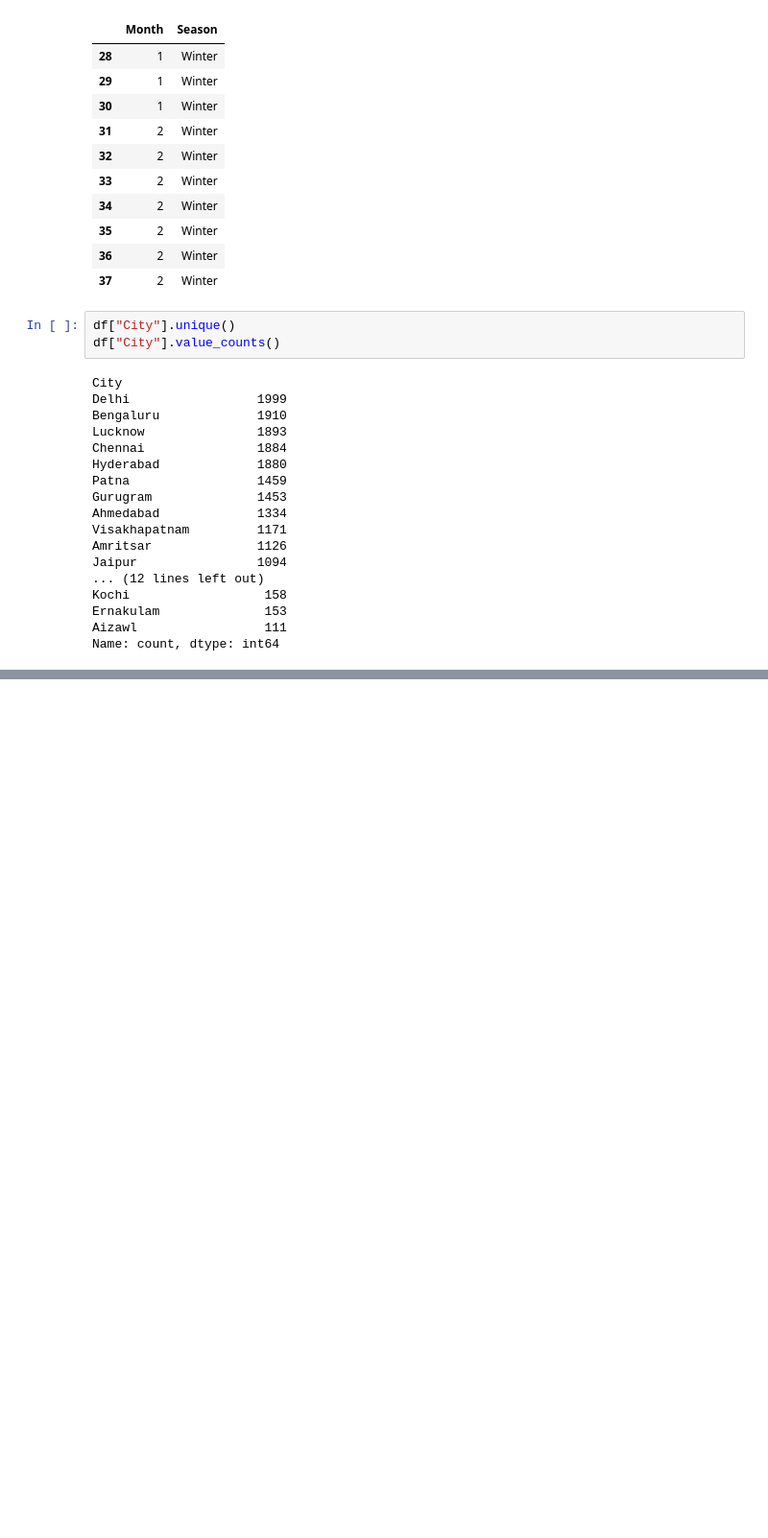
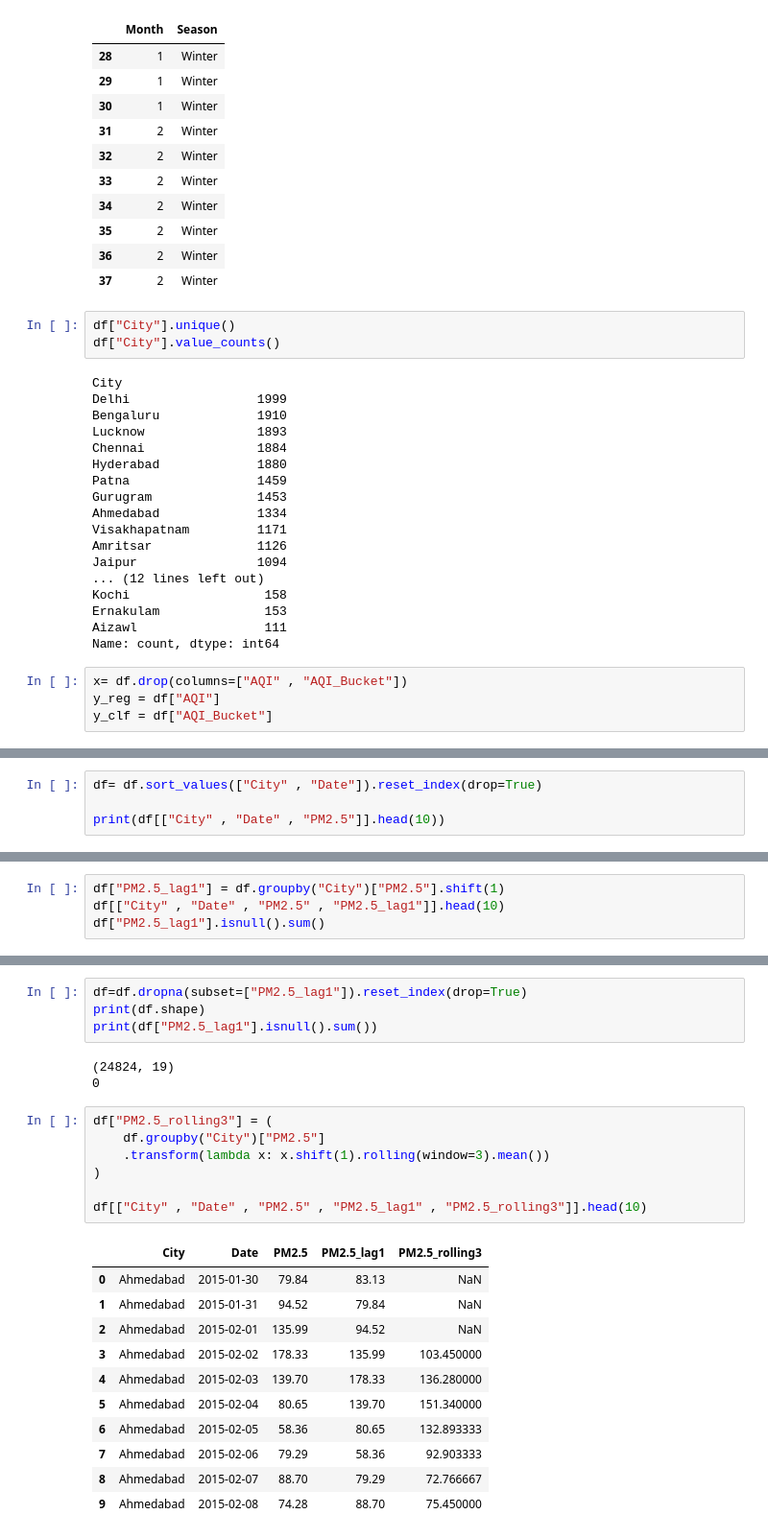
Before and after one commit to guptayash122006/AQI-Prediction-India, a Jupyter notebook: notebooks/Day1_Data_Understanding.ipynb, the cells around one changed output, grey strips where cells are left out. Shown at 96% size. Drawn from its saved outputs; the diff is of its cells as text; blank space fills up the shorter version.

```diff
--- a/notebooks/Day1_Data_Understanding.ipynb
+++ b/notebooks/Day1_Data_Understanding.ipynb
@@ -306,3 +306,7 @@ Kochi                  158
 Ernakulam              153
 Aizawl                 111
 Name: count, dtype: int64
+# %%
+x= df.drop(columns=["AQI" , "AQI_Bucket"])
+y_reg = df["AQI"]
+y_clf = df["AQI_Bucket"]
@@ -308,0 +497,4 @@ Name: count, dtype: int64
+# %%
+df= df.sort_values(["City" , "Date"]).reset_index(drop=True)
+
+print(df[["City" , "Date" , "PM2.5"]].head(10))
@@ -308,0 +513,4 @@ Name: count, dtype: int64
+# %%
+df["PM2.5_lag1"] = df.groupby("City")["PM2.5"].shift(1)
+df[["City" , "Date" , "PM2.5" , "PM2.5_lag1"]].head(10)
+df["PM2.5_lag1"].isnull().sum()
@@ -308,0 +540,26 @@ Name: count, dtype: int64
+# %%
+df=df.dropna(subset=["PM2.5_lag1"]).reset_index(drop=True)
+print(df.shape)
+print(df["PM2.5_lag1"].isnull().sum())
+# %% [output]
+(24824, 19)
+0
+# %%
+df["PM2.5_rolling3"] = (
+    df.groupby("City")["PM2.5"]
+    .transform(lambda x: x.shift(1).rolling(window=3).mean())
+)
+
+df[["City" , "Date" , "PM2.5" , "PM2.5_lag1" , "PM2.5_rolling3"]].head(10)
+# %% [output]
+|  | City | Date | PM2.5 | PM2.5_lag1 | PM2.5_rolling3 |
+| 0 | Ahmedabad | 2015-01-30 | 79.84 | 83.13 | NaN |
+| 1 | Ahmedabad | 2015-01-31 | 94.52 | 79.84 | NaN |
+| 2 | Ahmedabad | 2015-02-01 | 135.99 | 94.52 | NaN |
+| 3 | Ahmedabad | 2015-02-02 | 178.33 | 135.99 | 103.450000 |
+| 4 | Ahmedabad | 2015-02-03 | 139.70 | 178.33 | 136.280000 |
+| 5 | Ahmedabad | 2015-02-04 | 80.65 | 139.70 | 151.340000 |
+| 6 | Ahmedabad | 2015-02-05 | 58.36 | 80.65 | 132.893333 |
+| 7 | Ahmedabad | 2015-02-06 | 79.29 | 58.36 | 92.903333 |
+| 8 | Ahmedabad | 2015-02-07 | 88.70 | 79.29 | 72.766667 |
+| 9 | Ahmedabad | 2015-02-08 | 74.28 | 88.70 | 75.450000 |
```
Also changed, not shown: parts of 69 cells of this notebook.
